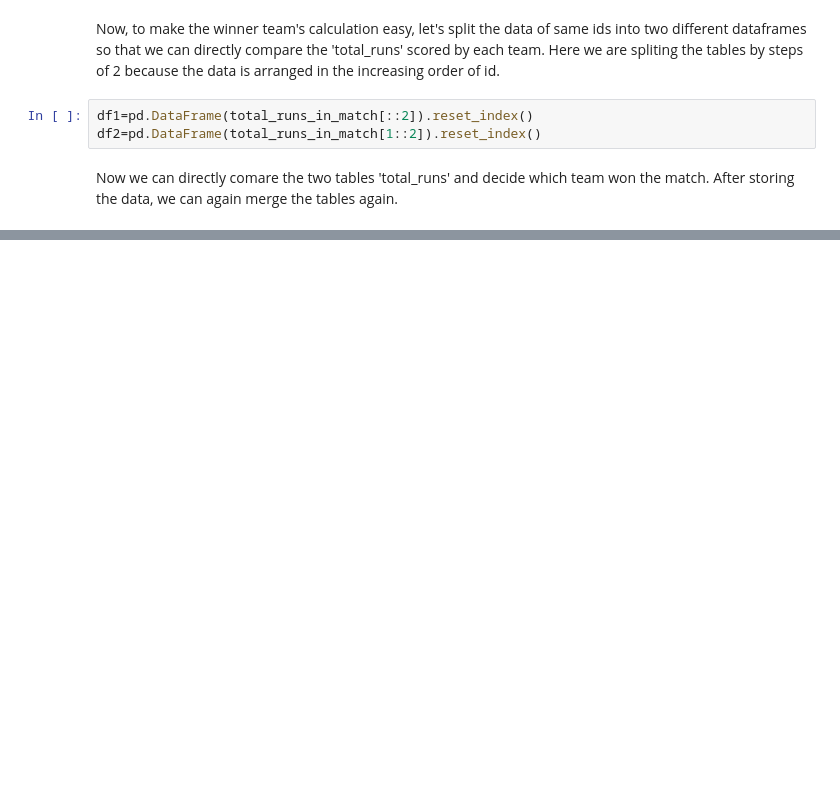
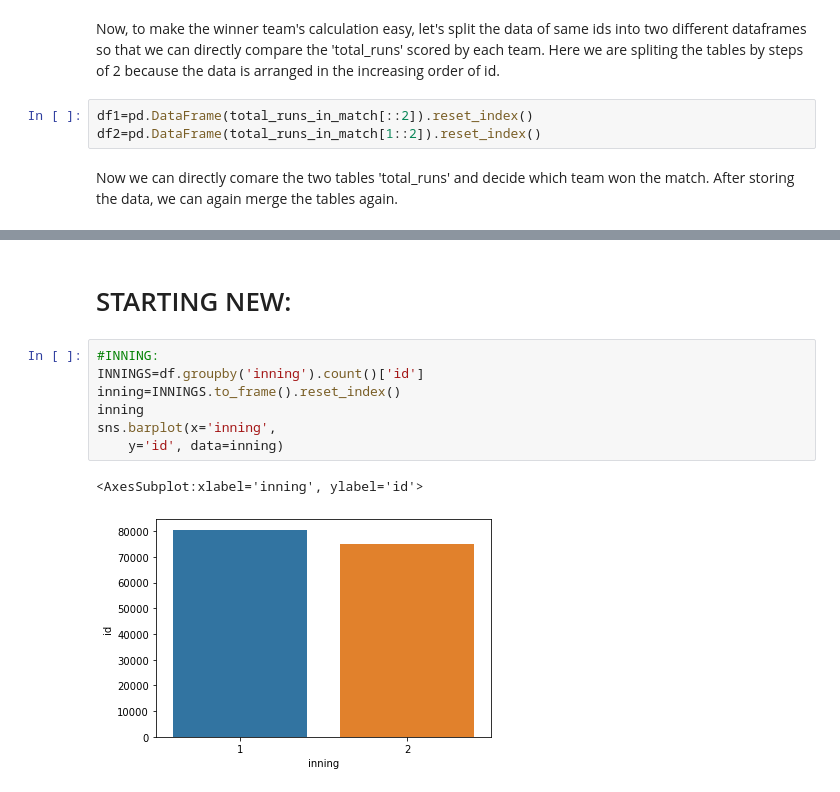
Before and after one commit to Rohanjos97/data-mining-asignments, a Jupyter notebook: IT496_Introduction_to Data_Mining _Lab Assignment_01.ipynb, the cells around one changed output, grey strips where cells are left out. Saved outputs shown, nothing was run; the diff lists cells and outputs as text; blank space fills up the shorter version.

```diff
--- a/IT496_Introduction_to Data_Mining _Lab Assignment_01.ipynb
+++ b/IT496_Introduction_to Data_Mining _Lab Assignment_01.ipynb
@@ -477,0 +569,12 @@ winner_team_data
+# %% [markdown]
+# STARTING NEW:
+# %%
+#INNING:
+INNINGS=df.groupby('inning').count()['id']
+inning=INNINGS.to_frame().reset_index()
+inning
+sns.barplot(x='inning',
+    y='id', data=inning)
+# %% [output]
+<AxesSubplot:xlabel='inning', ylabel='id'>
+[figure, added]
```
Also changed, not shown: parts of 71 cells of this notebook.
